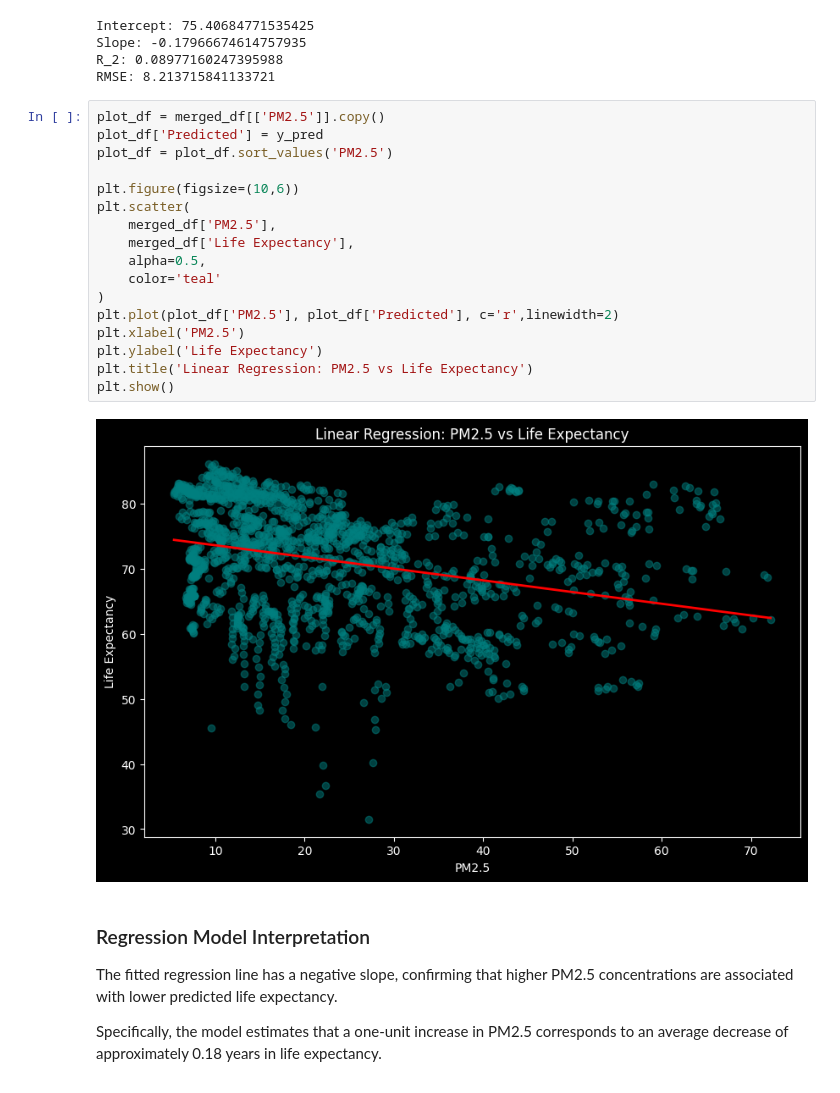
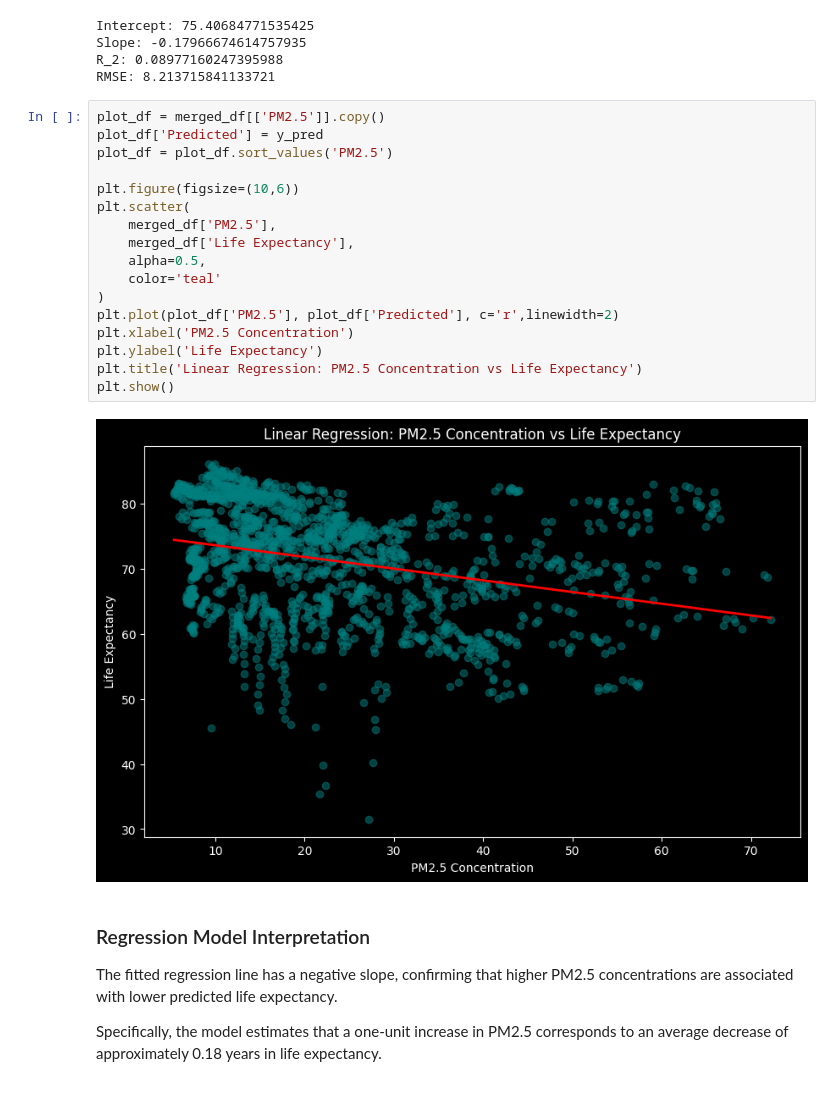
Before and after one commit to Enarb1/air-pollution-health-impact, a Jupyter notebook: notebooks/air_polution_health_impact_project.ipynb, the cells around one changed output. Cells and saved outputs as stored; diff of their text form.

```diff
--- a/notebooks/air_polution_health_impact_project.ipynb
+++ b/notebooks/air_polution_health_impact_project.ipynb
@@ -736,22 +827,22 @@ RMSE: 8.213715841133721
 # %%
 plot_df = merged_df[['PM2.5']].copy()
 plot_df['Predicted'] = y_pred
 plot_df = plot_df.sort_values('PM2.5')
 
 plt.figure(figsize=(10,6))
 plt.scatter(
     merged_df['PM2.5'],
     merged_df['Life Expectancy'],
     alpha=0.5,
     color='teal'
 )
 plt.plot(plot_df['PM2.5'], plot_df['Predicted'], c='r',linewidth=2)
-plt.xlabel('PM2.5')
+plt.xlabel('PM2.5 Concentration')
 plt.ylabel('Life Expectancy')
-plt.title('Linear Regression: PM2.5 vs Life Expectancy')
+plt.title('Linear Regression: PM2.5 Concentration vs Life Expectancy')
 plt.show()
 # %% [output]
-[figure, old version]
+[figure, new version]
 # %% [markdown]
 ### Regression Model Interpretation
 
```
Also changed, not shown: parts of 59 cells of this notebook.
